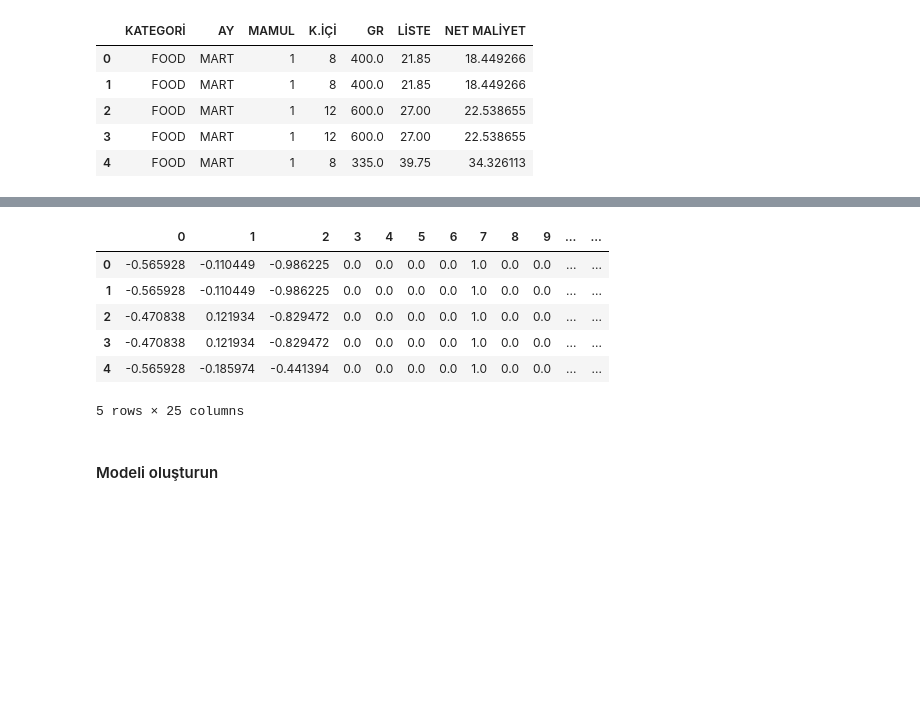
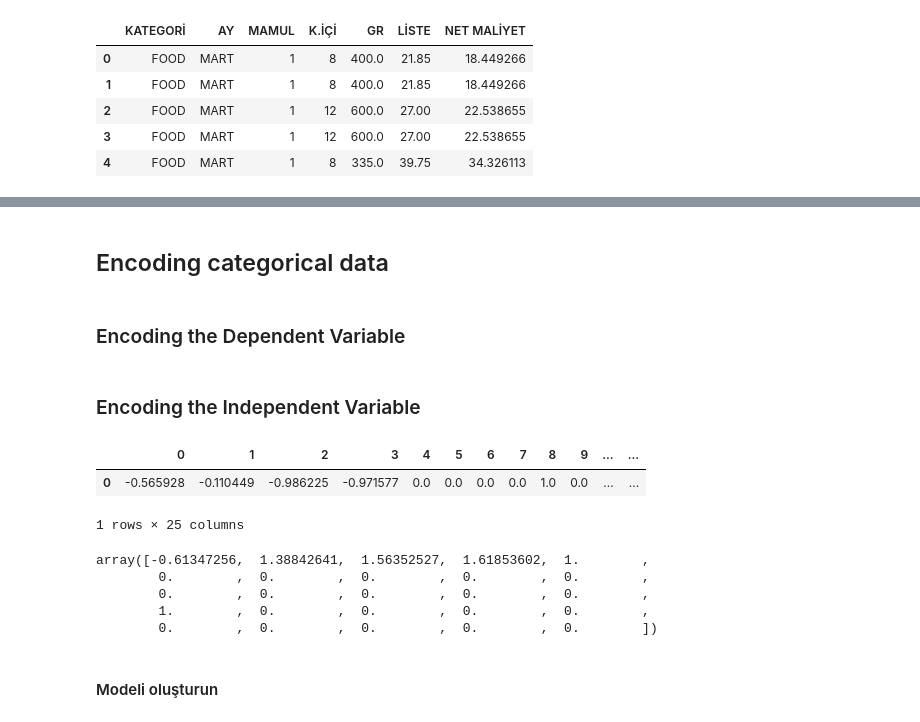
Before and after one commit to Mstfucrr/DL-proje, a Jupyter notebook: init.ipynb, the cells around one changed output, grey strips where cells are left out. Cells and saved outputs as stored; diff of their text form; code cells hidden in the pictures; blank space fills up the shorter version.

```diff
--- a/init.ipynb
+++ b/init.ipynb
@@ -30,0 +43,4 @@ data_selected.head()
+# %% [markdown]
+## Encoding categorical data
+# %% [markdown]
+### Encoding the Dependent Variable
@@ -31,3 +53,5 @@ data_selected.head()
+# %% [markdown]
+### Encoding the Independent Variable
 # %%
 categorical_columns = ['AY', 'MAMUL']
-numeric_columns = ['K.İÇİ', 'GR', 'LİSTE']
+numeric_columns = ['K.İÇİ', 'GR', 'LİSTE', 'NET MALİYET']
@@ -55,19 +68,23 @@ y = le.fit_transform(y)
 # %%
 x_dataset = pd.DataFrame(X.toarray())
-x_dataset.head()
+x_dataset.head(1)
 # %% [output]
 |  | 0 | 1 | 2 | 3 | 4 | 5 | 6 | 7 | 8 | 9 | ... | ... |
-| 0 | -0.565928 | -0.110449 | -0.986225 | 0.0 | 0.0 | 0.0 | 0.0 | 1.0 | 0.0 | 0.0 | ... | ... |
-| 1 | -0.565928 | -0.110449 | -0.986225 | 0.0 | 0.0 | 0.0 | 0.0 | 1.0 | 0.0 | 0.0 | ... | ... |
-| 2 | -0.470838 | 0.121934 | -0.829472 | 0.0 | 0.0 | 0.0 | 0.0 | 1.0 | 0.0 | 0.0 | ... | ... |
-| 3 | -0.470838 | 0.121934 | -0.829472 | 0.0 | 0.0 | 0.0 | 0.0 | 1.0 | 0.0 | 0.0 | ... | ... |
-| 4 | -0.565928 | -0.185974 | -0.441394 | 0.0 | 0.0 | 0.0 | 0.0 | 1.0 | 0.0 | 0.0 | ... | ... |
+| 0 | -0.565928 | -0.110449 | -0.986225 | -0.971577 | 0.0 | 0.0 | 0.0 | 0.0 | 1.0 | 0.0 | ... | ... |
-5 rows × 25 columns
+1 rows × 25 columns
 # %%
 from sklearn.model_selection import train_test_split
 
 # Verileri eğitim ve test kümelerine bölün
 X_train, X_test, y_train, y_test = train_test_split(X, y, test_size=0.2, random_state=42)
+# %%
+X_test[0].toarray()[0]
+# %% [output]
+array([-0.61347256,  1.38842641,  1.56352527,  1.61853602,  1.        ,
+        0.        ,  0.        ,  0.        ,  0.        ,  0.        ,
+        0.        ,  0.        ,  0.        ,  0.        ,  0.        ,
+        1.        ,  0.        ,  0.        ,  0.        ,  0.        ,
+        0.        ,  0.        ,  0.        ,  0.        ,  0.        ])
 # %% [markdown]
 #### Modeli oluşturun
 # %%
```
Also changed, not shown: parts of 18 cells of this notebook, 1 other file.
